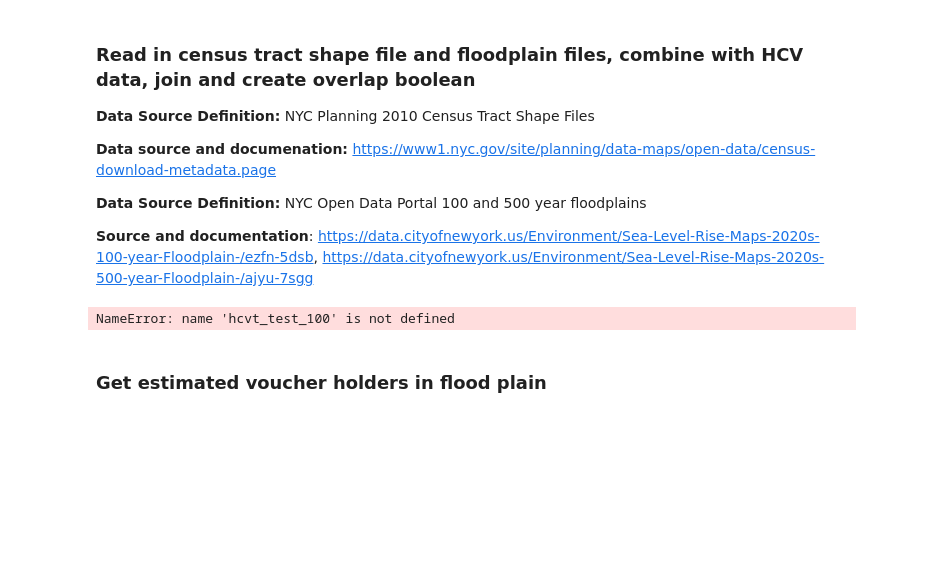
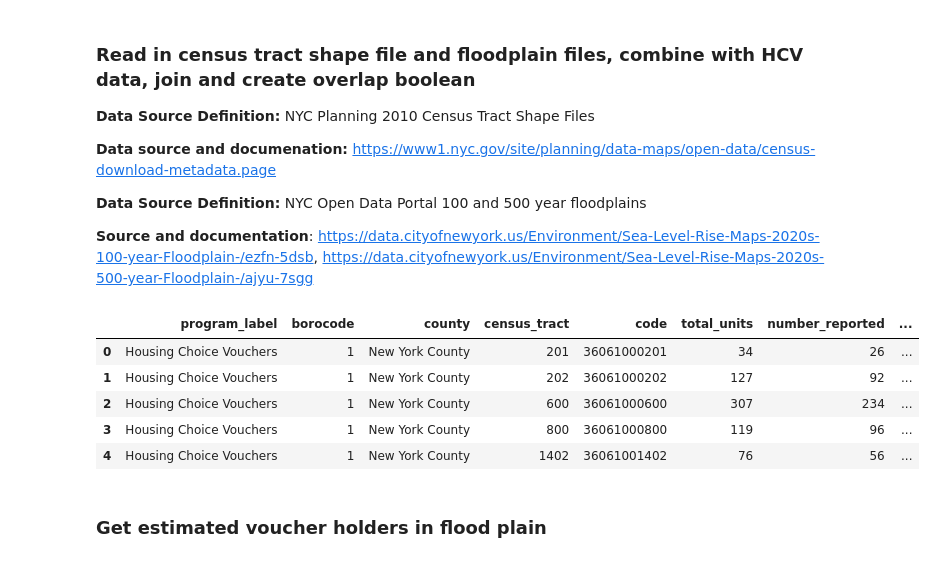
Before and after one commit to hannahrosey/section8-flood-risk, a Jupyter notebook: data_cleaning/data_cleaning.ipynb, the cells around one changed output. Saved outputs shown, nothing was run; the diff lists cells and outputs as text; code cells hidden in the pictures; blank space fills up the shorter version.

```diff
--- a/data_cleaning/data_cleaning.ipynb
+++ b/data_cleaning/data_cleaning.ipynb
@@ -50,10 +50,15 @@ dat = dat.loc[dat.states == "NY New York"]
 ## Check that entire dataset is at census tract level
 assert len(dat.loc[dat.sumlevel!=7]) == 0, "Error! Mixed levels of analysis; not all data at census tract level"
 
-## Create county, census tract, and boro fields
+## Create county, census tract, and borough fields
+
+### County
 dat["county"] = dat["entities"].apply(get_county)
-#dat["census_tract"] = dat["code"].apply(lambda x: int(x[5:]) if re.match("\d{5}",x) else None)
-dat['census_tract'] = dat['code'].apply(lambda x: int(re.sub('36005|36047|36061|36081|36085|36XXX','',str(x))))
+
+### Tract
+dat['census_tract'] = dat['code'].apply(lambda x: re.sub('36005|36047|36061|36081|36085|36XXX','',str(x)))
+
+### Borough
 boros = {"Kings County":3,
         "Queens County":4,
         "Bronx County":2,
@@ -204,17 +145,0 @@ hcvt_test_100['in_floodplain_100'] = hcvt_test_100.id_100.apply(lambda x: 0 if p
-# %%
-# merge 500 and 100 year overlapped files
-hcvf = hcvt_test_100.merge(hcvt_test_500, how = 'inner', left_index = True, right_index = True)
-hcvf = hcvf.reset_index().drop(columns=['id_500','id_100'])
-hcvf['in_either_floodplain'] = hcvf.apply(lambda x: 1 if (x.in_floodplain_500==1) | (x.in_floodplain_100==1) else 0,
-                                         axis = 1)
-
-# check that files are identical except for id columns
-assert len(hcvf)==len(hcvt_test_100), "Error! Rows lost in merge"
-assert len(hcvf)==len(hcvt_test_500), "Error! Rows lost in merge"
-
-# check that length is the same as original hcv dataset
-assert len(hcvf)==len(hcvt.loc[hcvt.census_tract!='999999']), "Error! Changes from original dataset"
-
-hcvf.to_csv("archive/hcv_tagged_tract_data.csv")
-# %% [output]
-NameError: name 'hcvt_test_100' is not defined
@@ -220,0 +166,9 @@ NameError: name 'hcvt_test_100' is not defined
+# %%
+hcvt.head()
+# %% [output]
+|  | program_label | borocode | county | census_tract | code | total_units | number_reported | ... |
+| 0 | Housing Choice Vouchers | 1 | New York County | 201 | 36061000201 | 34 | 26 | ... |
+| 1 | Housing Choice Vouchers | 1 | New York County | 202 | 36061000202 | 127 | 92 | ... |
+| 2 | Housing Choice Vouchers | 1 | New York County | 600 | 36061000600 | 307 | 234 | ... |
+| 3 | Housing Choice Vouchers | 1 | New York County | 800 | 36061000800 | 119 | 96 | ... |
+| 4 | Housing Choice Vouchers | 1 | New York County | 1402 | 36061001402 | 76 | 56 | ... |
```
Also changed, not shown: parts of 22 cells of this notebook, 6 other files.
